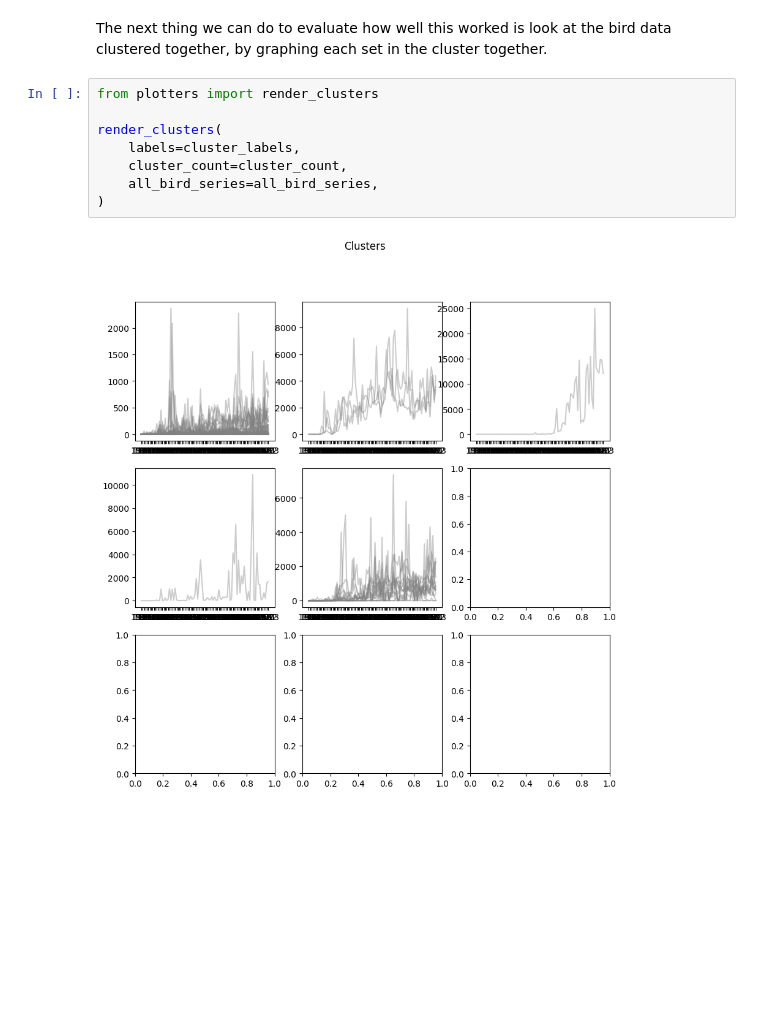
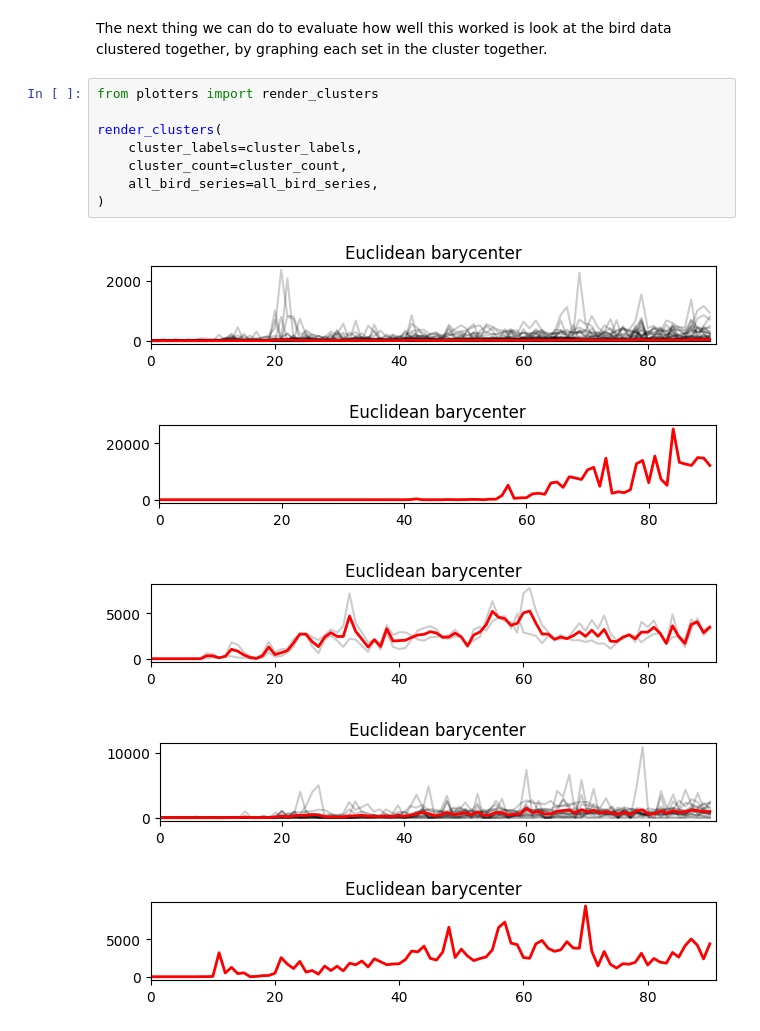
Before and after one commit to aleph-naught2tog/cbc-by-similarity, a Jupyter notebook: src/cbc-notebook.ipynb, the cells around one changed output. Saved outputs shown, nothing was run; the diff lists cells and outputs as text; blank space fills up the shorter version.

Commit message:
finally plot barycenters, omg

```diff
--- a/src/cbc-notebook.ipynb
+++ b/src/cbc-notebook.ipynb
@@ -144,10 +144,14 @@ The next thing we can do to evaluate how well this worked is look at the bird da
 # %%
 from plotters import render_clusters
 
 render_clusters(
-    labels=cluster_labels,
+    cluster_labels=cluster_labels,
     cluster_count=cluster_count,
     all_bird_series=all_bird_series,
 )
 # %% [output]
-[figure, old version]
+[figure, new version]
+[figure, added]
+[figure, added]
+[figure, added]
+[figure, added]
```
Also changed, not shown: parts of 2 cells of this notebook, 3 other files.
